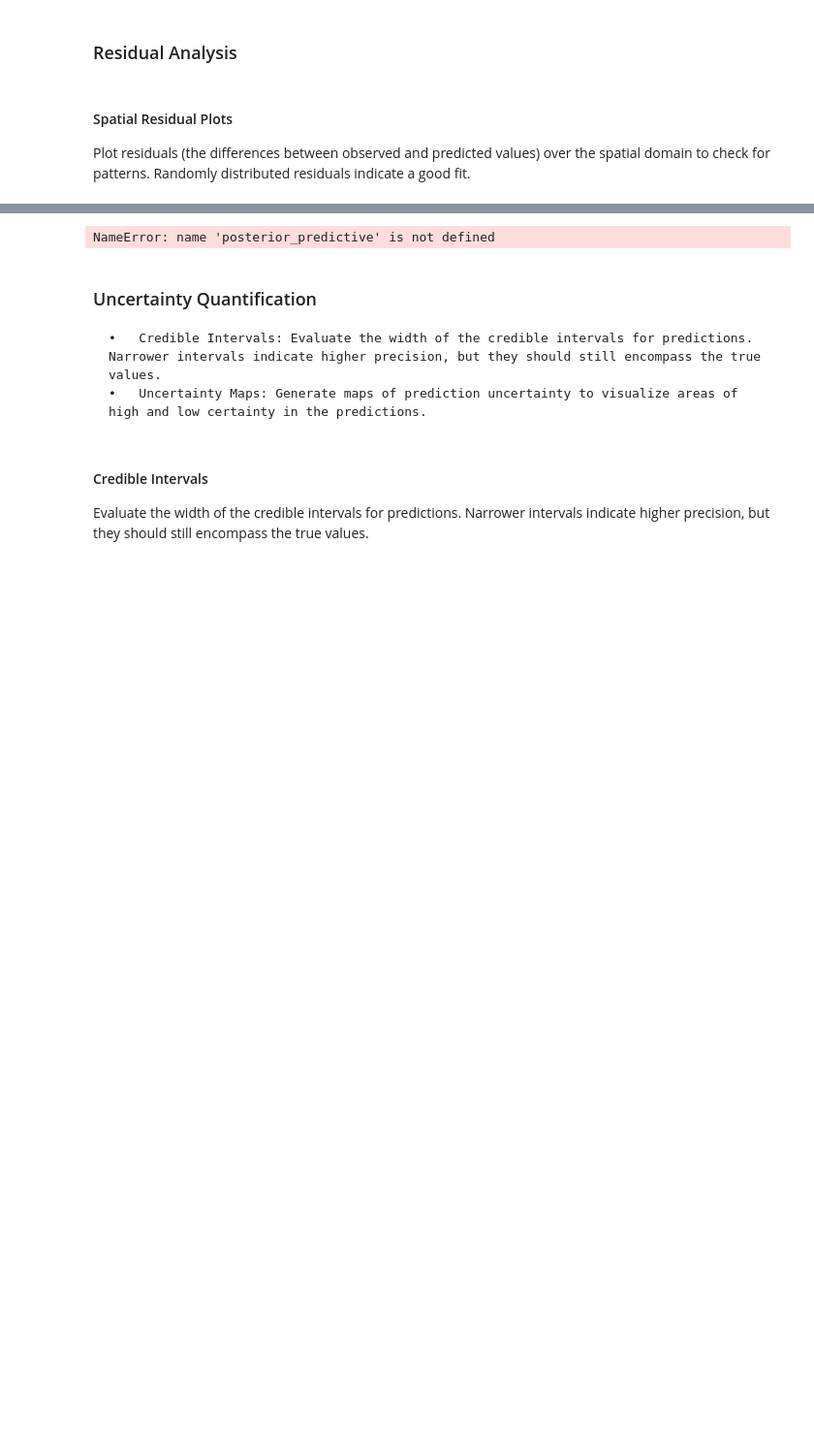
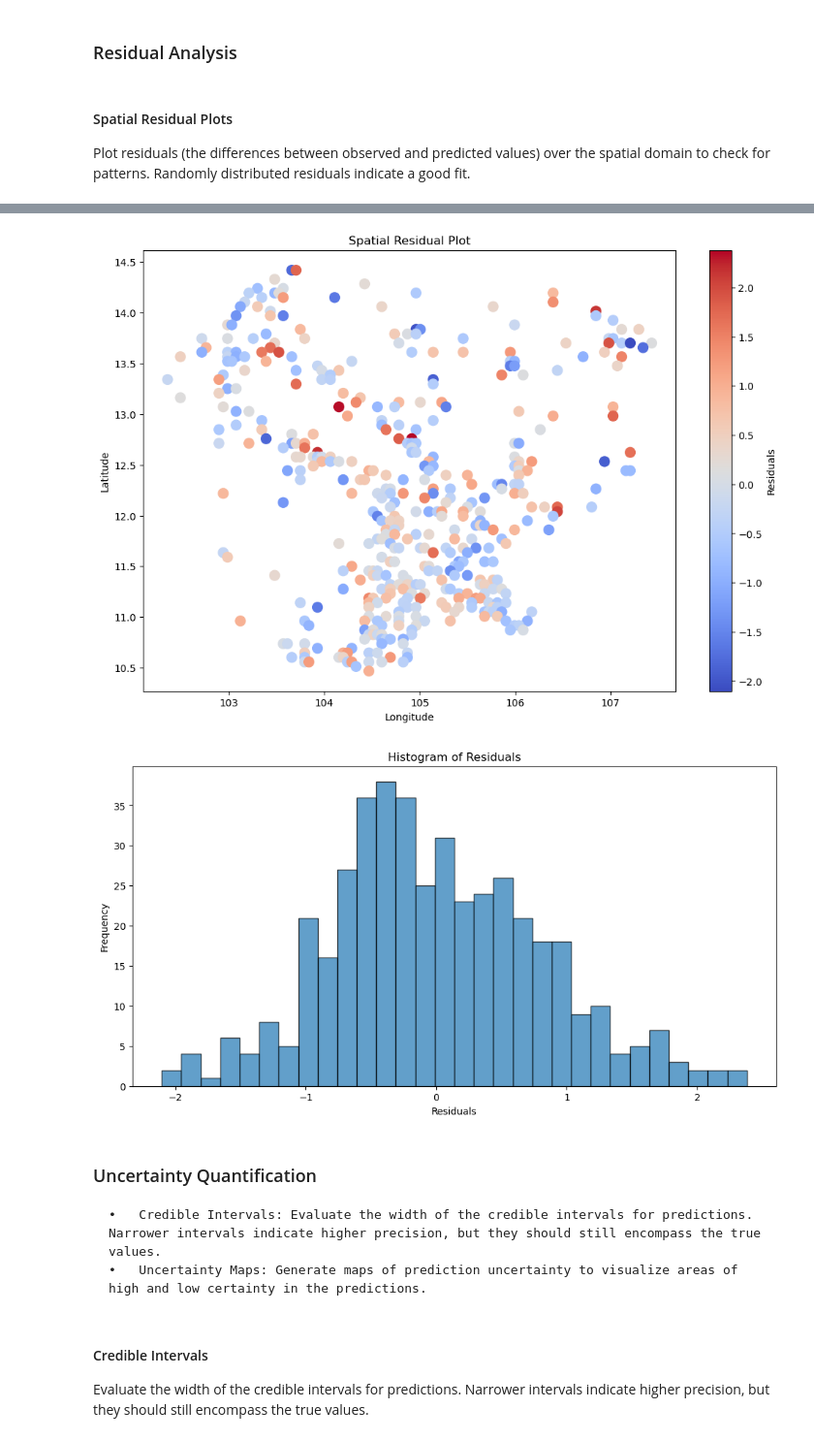
Before and after one commit to sig-gis/dises-khm-mpi, a Jupyter notebook: 3. MBG Model Training.ipynb, the cells around one changed output, grey strips where cells are left out. Shown at 97% size. Saved outputs shown, nothing was run; the diff lists cells and outputs as text; code cells hidden in the pictures; blank space fills up the shorter version.

```diff
--- a/3. MBG Model Training.ipynb
+++ b/3. MBG Model Training.ipynb
@@ -218,29 +250,32 @@ Plot residuals (the differences between observed and predicted values) over the
 # %%
-# Extract the observed and simulated data
-y_obs = response
-y_sim = posterior_predictive['y_obs'].mean(axis=0)  # Mean prediction for each observed data point
+# Extract the observed data
+y_obs = posterior_predictive.observed_data['y_obs'].values
+
+# Calculate the mean of the simulated data across chains and draws
+y_sim = posterior_predictive.posterior_predictive['y_obs'].mean(dim=('chain', 'draw')).values
 
 # Calculate residuals
 residuals = y_obs - y_sim
 
 # Plot spatial residuals
 plt.figure(figsize=(12, 8))
 sc = plt.scatter(coordinates_observed[:, 0], coordinates_observed[:, 1], c=residuals, cmap='coolwarm', s=100)
 plt.colorbar(sc, label='Residuals')
 plt.xlabel('Longitude')
 plt.ylabel('Latitude')
 plt.title('Spatial Residual Plot')
 plt.show()
 
 # Histogram of residuals
 plt.figure(figsize=(12, 6))
 plt.hist(residuals, bins=30, edgecolor='k', alpha=0.7)
 plt.xlabel('Residuals')
 plt.ylabel('Frequency')
 plt.title('Histogram of Residuals')
 plt.show()
 # %% [output]
-NameError: name 'posterior_predictive' is not defined
+[figure, added]
+[figure, added]
 # %% [markdown]
 ### Uncertainty Quantification
 
```
Also changed, not shown: parts of 10 cells of this notebook, 5 other files.
